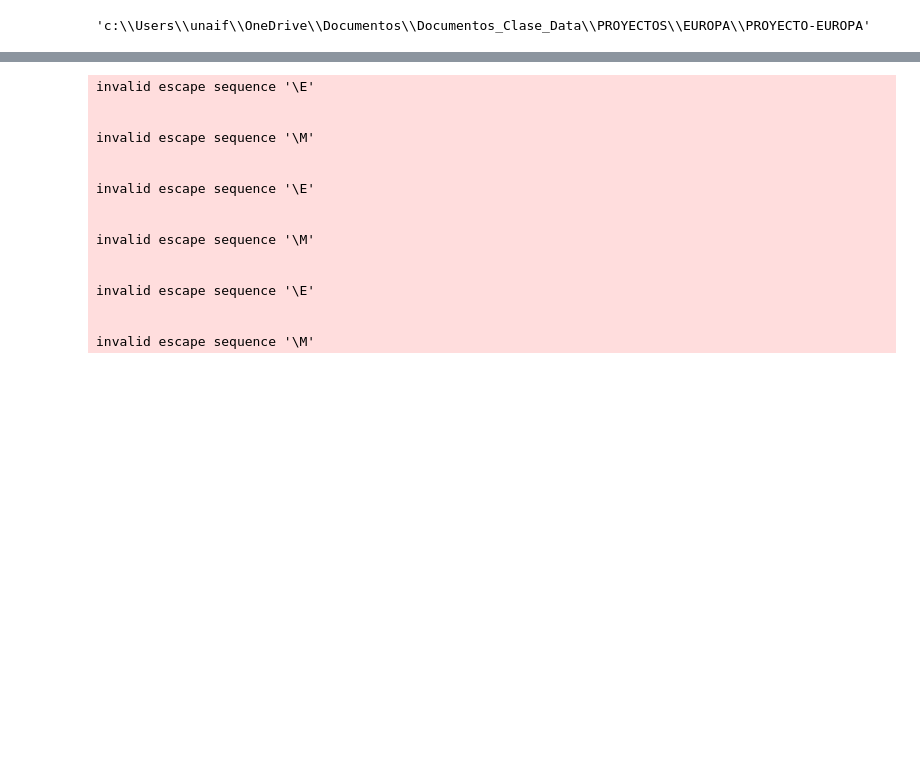
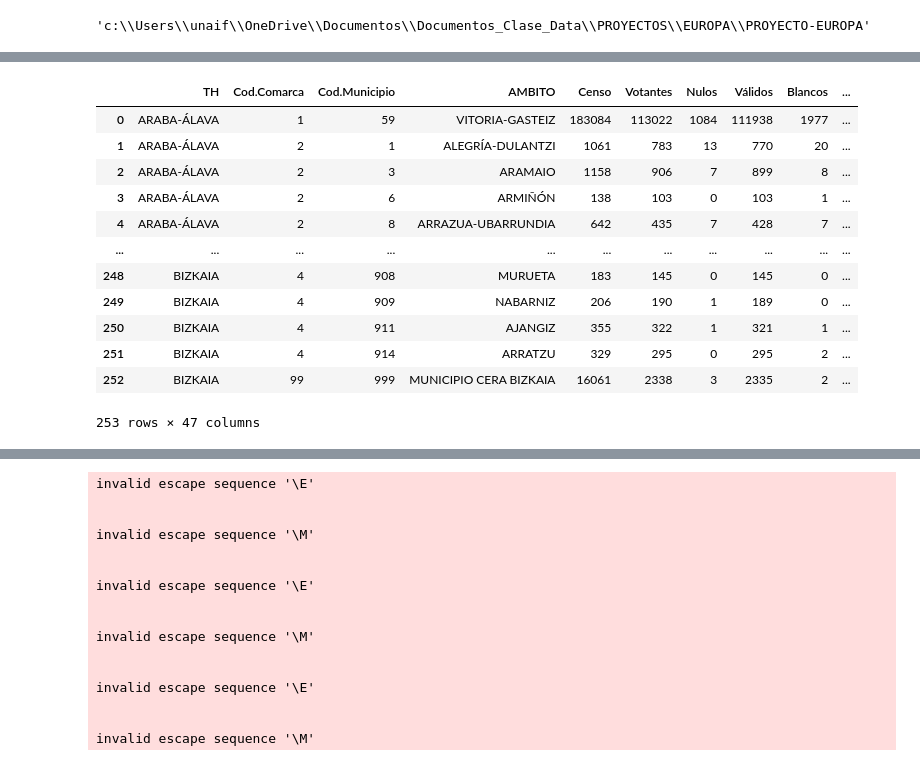
Before and after one commit to UnaiFam/PROYECTO-EUROPA, a Jupyter notebook: pruebas de csv.ipynb, the cells around one changed output, grey strips where cells are left out. Drawn from its saved outputs; the diff is of its cells as text; code cells hidden in the pictures; blank space fills up the shorter version.

```diff
--- a/pruebas de csv.ipynb
+++ b/pruebas de csv.ipynb
@@ -70,0 +143,16 @@ print(hola4)
+# %%
+df1999
+# %% [output]
+|  | TH | Cod.Comarca | Cod.Municipio | AMBITO | Censo | Votantes | Nulos | Válidos | Blancos | ... |
+| 0 | ARABA-ÁLAVA | 1 | 59 | VITORIA-GASTEIZ | 183084 | 113022 | 1084 | 111938 | 1977 | ... |
+| 1 | ARABA-ÁLAVA | 2 | 1 | ALEGRÍA-DULANTZI | 1061 | 783 | 13 | 770 | 20 | ... |
+| 2 | ARABA-ÁLAVA | 2 | 3 | ARAMAIO | 1158 | 906 | 7 | 899 | 8 | ... |
+| 3 | ARABA-ÁLAVA | 2 | 6 | ARMIÑÓN | 138 | 103 | 0 | 103 | 1 | ... |
+| 4 | ARABA-ÁLAVA | 2 | 8 | ARRAZUA-UBARRUNDIA | 642 | 435 | 7 | 428 | 7 | ... |
+| ... | ... | ... | ... | ... | ... | ... | ... | ... | ... | ... |
+| 248 | BIZKAIA | 4 | 908 | MURUETA | 183 | 145 | 0 | 145 | 0 | ... |
+| 249 | BIZKAIA | 4 | 909 | NABARNIZ | 206 | 190 | 1 | 189 | 0 | ... |
+| 250 | BIZKAIA | 4 | 911 | AJANGIZ | 355 | 322 | 1 | 321 | 1 | ... |
+| 251 | BIZKAIA | 4 | 914 | ARRATZU | 329 | 295 | 0 | 295 | 2 | ... |
+| 252 | BIZKAIA | 99 | 999 | MUNICIPIO CERA BIZKAIA | 16061 | 2338 | 3 | 2335 | 2 | ... |
+253 rows × 47 columns
```
Also changed, not shown: parts of 29 cells of this notebook, 28 other files.
